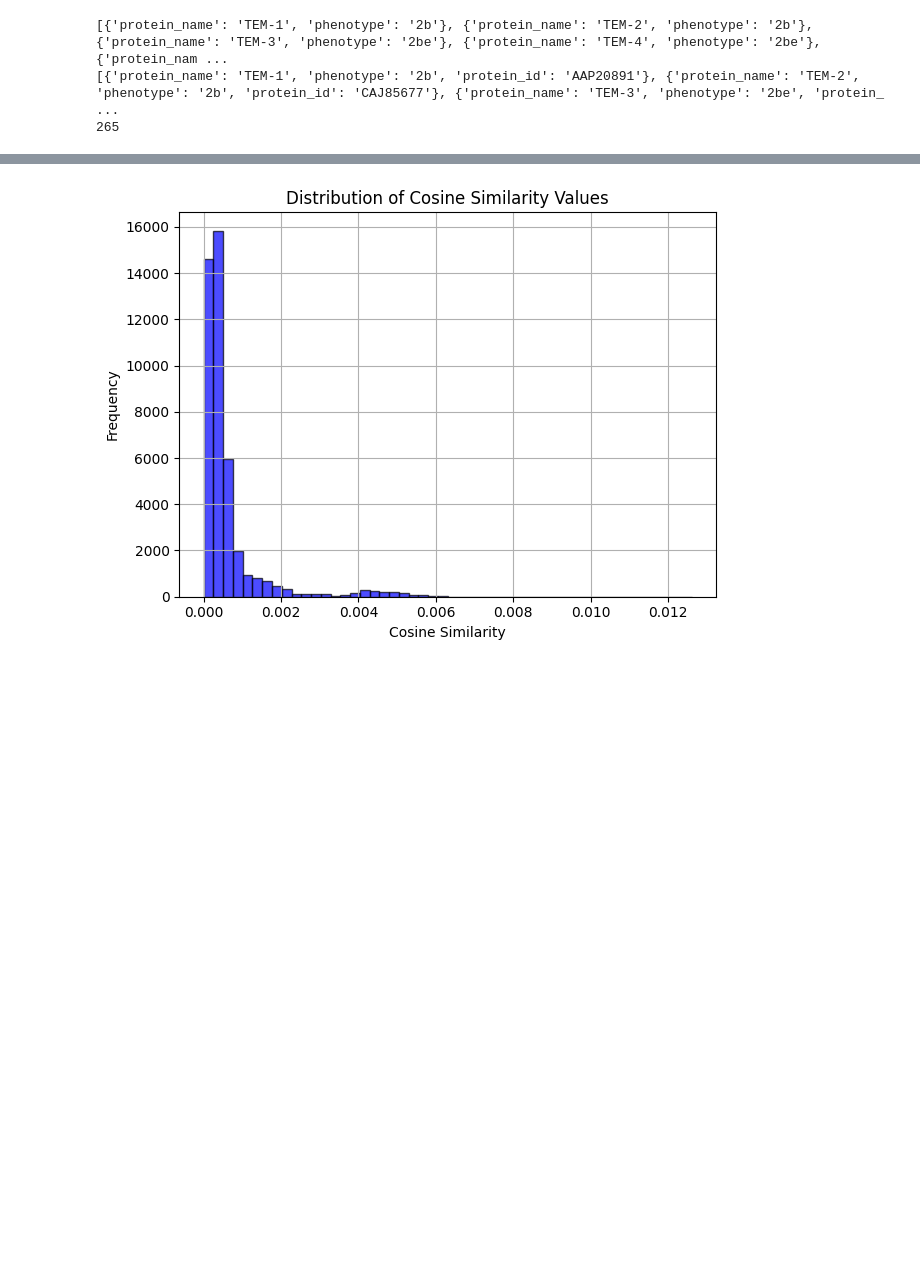
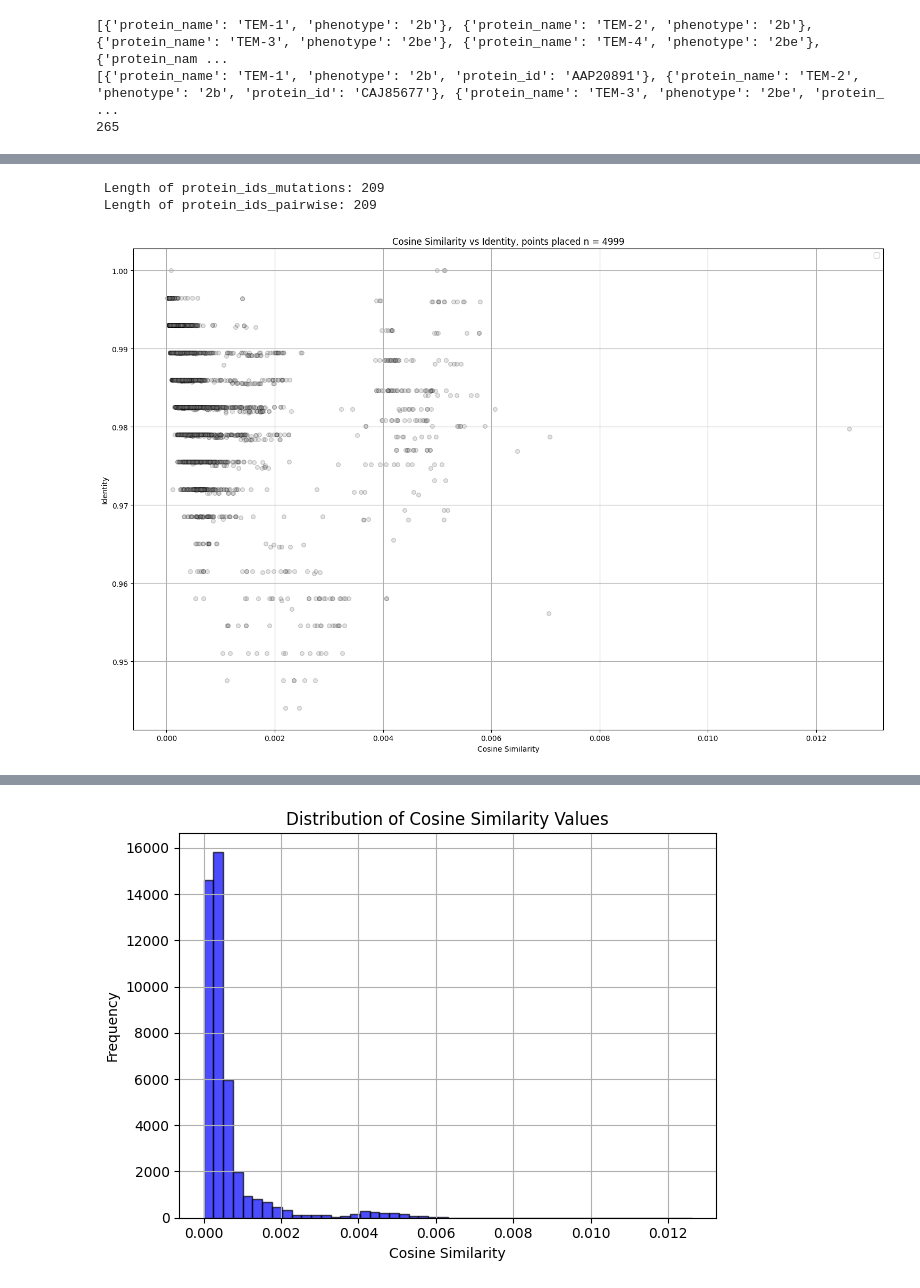
Before and after one commit to PyEED/TEM-lactamase, a Jupyter notebook: scr/development/embeddings_analysis.ipynb, the cells around one changed output, grey strips where cells are left out. Saved outputs shown, nothing was run; the diff lists cells and outputs as text; code cells hidden in the pictures; blank space fills up the shorter version.

```diff
--- a/scr/development/embeddings_analysis.ipynb
+++ b/scr/development/embeddings_analysis.ipynb
@@ -431,0 +355,56 @@ plt.show()
+# %%
+fig = plt.figure(figsize=(15, 10))
+
+number_of_points_goal = 5000
+total_number_of_points = distance_matrix_embedding_cosine.shape[0] * distance_matrix_embedding_cosine.shape[1]
+random_chance_probability = number_of_points_goal / total_number_of_points
+point_counter = 0
+
+data_matrix = []
+
+protein_ids_embedding = np.array(protein_ids_embedding)
+protein_ids_pairwise = np.array(protein_ids_pairwise)
+
+print(f" Length of protein_ids_mutations: {len(protein_ids_embedding)}")
+print(f" Length of protein_ids_pairwise: {len(protein_ids_pairwise)}")
+
+for i in range(len(protein_ids_embedding)):
+    for j in range(len(protein_ids_pairwise)):
+
+        if np.random.rand() < random_chance_probability:
+            # plt.scatter(distance_matrix_mutations[i, j], distance_matrix_pairwise[i, j], c='gray', alpha=0.2, s=30, edgecolor="k")
+            # does not work since the ids are not the same
+
+            mutations_id = protein_ids_embedding[i]
+            pairwise_id = protein_ids_pairwise[j]
+
+            if mutations_id == pairwise_id:
+                plt.scatter(distance_matrix_embedding_cosine[i, j], distance_matrix_pairwise[i, j], c='gray', alpha=0.2, s=30, edgecolor="k")
+                data_matrix.append([distance_matrix_embedding_cosine[i, j], distance_matrix_pairwise[i, j], mutations_id, pairwise_id])
+            else:
+                # we need to find the index of the pairwise_id in the protein_ids_mutations array from numpy
+                # the i is the index in the protein_ids_mutations array this means we are looking of the index to j in the protein_ids_mutations array
+                index_mutations_id = np.where(protein_ids_embedding == pairwise_id)[0][0]
+                # now the index of the mutations_id is the index of the pairwise_id in the protein_ids_pairwise array
+                index_pairwise_id = np.where(protein_ids_pairwise == mutations_id)[0][0]
+
+                plt.scatter(distance_matrix_embedding_cosine[i, index_mutations_id], distance_matrix_pairwise[index_pairwise_id, j], c='gray', alpha=0.2, s=30, edgecolor="k")
+                data_matrix.append([distance_matrix_embedding_cosine[i, index_mutations_id], distance_matrix_pairwise[index_pairwise_id, j], mutations_id, pairwise_id])
+
+            point_counter += 1
+
+        if point_counter > number_of_points_goal:
+            break
+
+
+plt.title("Cosine Similarity vs Identity, points placed n = " + str(point_counter))
+plt.xlabel("Cosine Similarity")
+plt.ylabel("Identity")
+plt.grid()
+plt.legend()
+plt.tight_layout()
+plt.show()
+# %% [output]
+ Length of protein_ids_mutations: 209
+ Length of protein_ids_pairwise: 209
+[figure, added]
```
Also changed, not shown: parts of 12 cells of this notebook, 3 other files.
